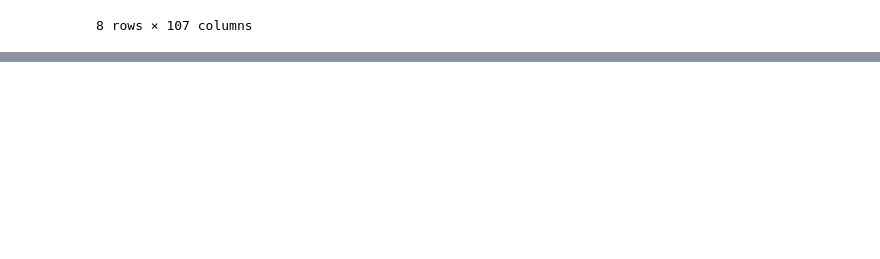
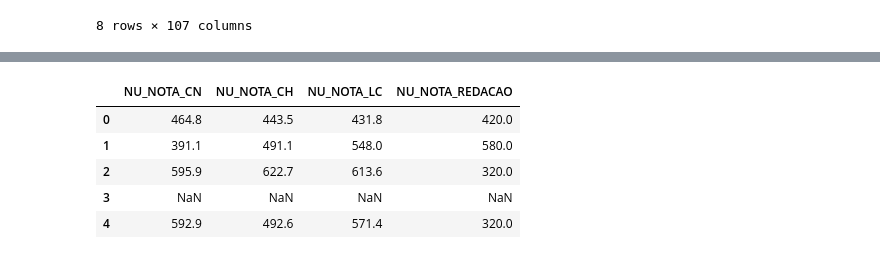
Before and after one commit to joberthrogers18/codenation-datascience, a Jupyter notebook: Challenge1/challenge1_enem.ipynb, the cells around one changed output, grey strips where cells are left out. Cells and saved outputs as stored; diff of their text form; code cells hidden in the pictures; blank space fills up the shorter version.

```diff
--- a/Challenge1/challenge1_enem.ipynb
+++ b/Challenge1/challenge1_enem.ipynb
@@ -119,0 +157,9 @@ print(np.where(z > 3))
+# %%
+dataset_test.head()
+# %% [output]
+|  | NU_NOTA_CN | NU_NOTA_CH | NU_NOTA_LC | NU_NOTA_REDACAO |
+| 0 | 464.8 | 443.5 | 431.8 | 420.0 |
+| 1 | 391.1 | 491.1 | 548.0 | 580.0 |
+| 2 | 595.9 | 622.7 | 613.6 | 320.0 |
+| 3 | NaN | NaN | NaN | NaN |
+| 4 | 592.9 | 492.6 | 571.4 | 320.0 |
```
Also changed, not shown: parts of 21 cells of this notebook, 2 other files.
